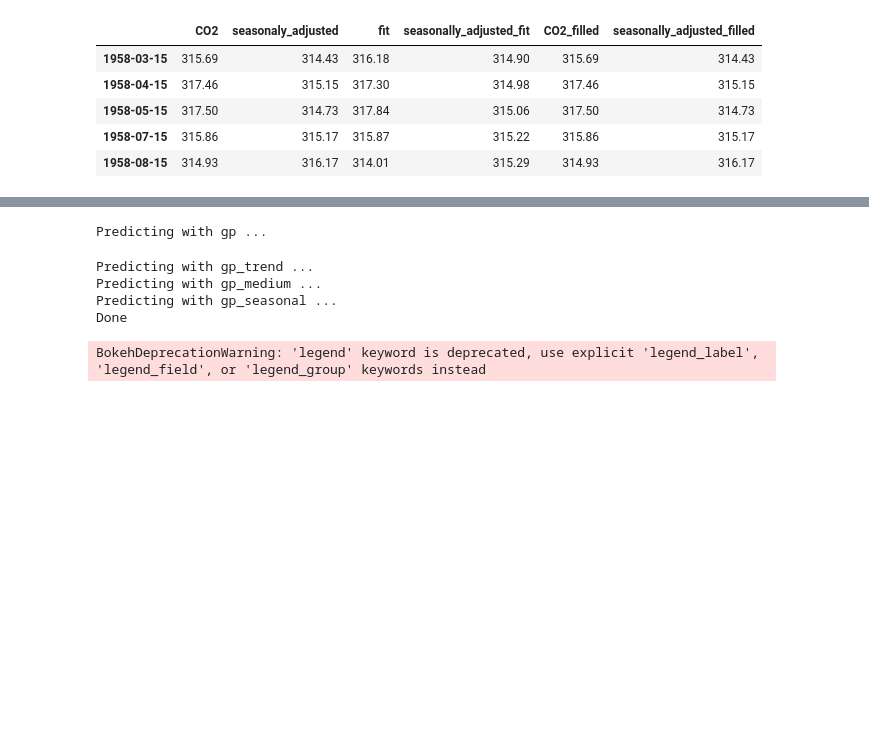
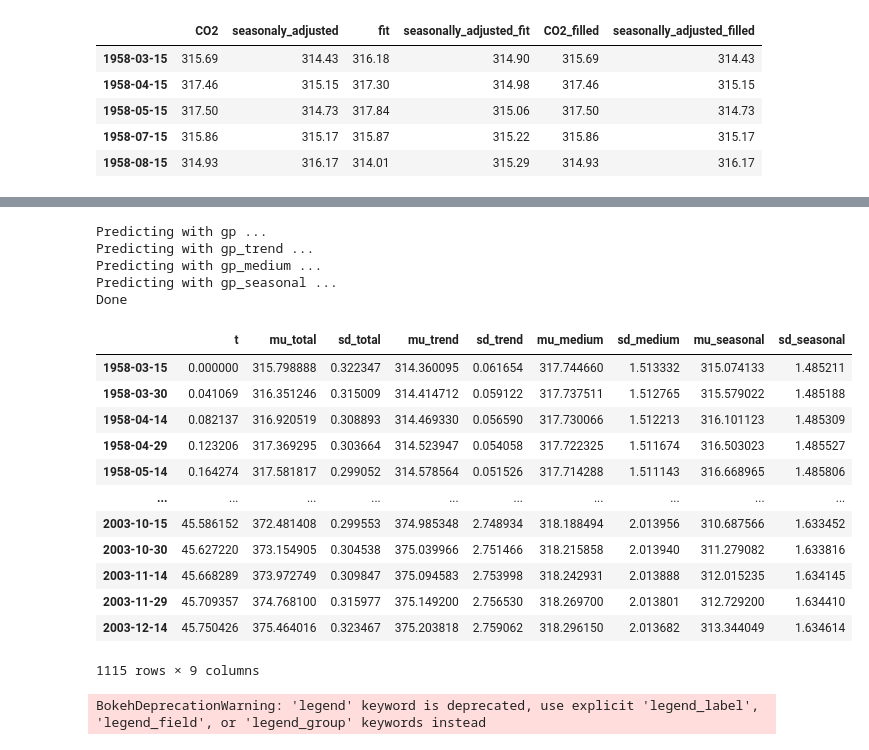
Before and after one commit to icmoore/healthcare_analytics, a Jupyter notebook: notebooks/example.ipynb, the cells around one changed output, grey strips where cells are left out. Cells and saved outputs as stored; diff of their text form; code cells hidden in the pictures; blank space fills up the shorter version.

```diff
--- a/notebooks/example.ipynb
+++ b/notebooks/example.ipynb
@@ -195,11 +201,11 @@ with pm.Model() as model:
     η_noise = pm.HalfNormal("η_noise", sigma=0.5, testval=0.05)
     ℓ_noise = pm.Gamma("ℓ_noise", alpha=2, beta=4)
     σ  = pm.HalfNormal("σ",  sigma=0.25, testval=0.05)
-    cov_noise = η_noise**2 * pm.gp.cov.Matern32(1, ℓ_noise) +\
-                pm.gp.cov.WhiteNoise(σ)
+    cov_noise = η_noise**2 * pm.gp.cov.Matern32(1, ℓ_noise) + pm.gp.cov.WhiteNoise(σ)
 
     # The Gaussian process is a sum of these three components
     gp = gp_seasonal + gp_medium + gp_trend
+
 
     # Since the normal noise model and the GP are conjugates, we use `Marginal` with the `.marginal_likelihood` method
     y_ = gp.marginal_likelihood("y", X=t, y=y, noise=cov_noise)
@@ -228,15 +234,11 @@ print("Predicting with gp_trend ...")
 mu, var = gp_trend.predict(tnew, point=mp,
                            given={"gp": gp, "X": t, "y": y, "noise": cov_noise},
                            diag=True)
-fit = fit.assign(mu_trend = mu*std_co2 + first_co2,
-                 sd_trend = np.sqrt(var*std_co2**2))
+fit = fit.assign(mu_trend = mu*std_co2 + first_co2, sd_trend = np.sqrt(var*std_co2**2))
 
 print("Predicting with gp_medium ...")
-mu, var = gp_medium.predict(tnew, point=mp,
-                            given={"gp": gp, "X": t, "y": y, "noise": cov_noise},
-                            diag=True)
-fit = fit.assign(mu_medium = mu*std_co2 + first_co2,
-                 sd_medium = np.sqrt(var*std_co2**2))
+mu, var = gp_medium.predict(tnew, point=mp, given={"gp": gp, "X": t, "y": y, "noise": cov_noise}, diag=True)
+fit = fit.assign(mu_medium = mu*std_co2 + first_co2, sd_medium = np.sqrt(var*std_co2**2))
 
 print("Predicting with gp_seasonal ...")
 mu, var = gp_seasonal.predict(tnew, point=mp,
@@ -247,10 +249,26 @@ fit = fit.assign(mu_seasonal = mu*std_co2 + first_co2,
 print("Done")
 # %% [output]
 Predicting with gp ...
+Predicting with gp_trend ...
+Predicting with gp_medium ...
+Predicting with gp_seasonal ...
+Done
-Predicting with gp_trend ...
-Predicting with gp_medium ...
-Predicting with gp_seasonal ...
-Done
+# %%
+fit
+# %% [output]
+|  | t | mu_total | sd_total | mu_trend | sd_trend | mu_medium | sd_medium | mu_seasonal | sd_seasonal |
+| 1958-03-15 | 0.000000 | 315.798888 | 0.322347 | 314.360095 | 0.061654 | 317.744660 | 1.513332 | 315.074133 | 1.485211 |
+| 1958-03-30 | 0.041069 | 316.351246 | 0.315009 | 314.414712 | 0.059122 | 317.737511 | 1.512765 | 315.579022 | 1.485188 |
+| 1958-04-14 | 0.082137 | 316.920519 | 0.308893 | 314.469330 | 0.056590 | 317.730066 | 1.512213 | 316.101123 | 1.485309 |
+| 1958-04-29 | 0.123206 | 317.369295 | 0.303664 | 314.523947 | 0.054058 | 317.722325 | 1.511674 | 316.503023 | 1.485527 |
+| 1958-05-14 | 0.164274 | 317.581817 | 0.299052 | 314.578564 | 0.051526 | 317.714288 | 1.511143 | 316.668965 | 1.485806 |
+| ... | ... | ... | ... | ... | ... | ... | ... | ... | ... |
+| 2003-10-15 | 45.586152 | 372.481408 | 0.299553 | 374.985348 | 2.748934 | 318.188494 | 2.013956 | 310.687566 | 1.633452 |
+| 2003-10-30 | 45.627220 | 373.154905 | 0.304538 | 375.039966 | 2.751466 | 318.215858 | 2.013940 | 311.279082 | 1.633816 |
+| 2003-11-14 | 45.668289 | 373.972749 | 0.309847 | 375.094583 | 2.753998 | 318.242931 | 2.013888 | 312.015235 | 1.634145 |
+| 2003-11-29 | 45.709357 | 374.768100 | 0.315977 | 375.149200 | 2.756530 | 318.269700 | 2.013801 | 312.729200 | 1.634410 |
+| 2003-12-14 | 45.750426 | 375.464016 | 0.323467 | 375.203818 | 2.759062 | 318.296150 | 2.013682 | 313.344049 | 1.634614 |
+1115 rows × 9 columns
 # %%
 ## plot the components
 p = figure(title="Decomposition of the Mauna Loa Data",
```
Also changed, not shown: parts of 3 cells of this notebook, 4 other files.
